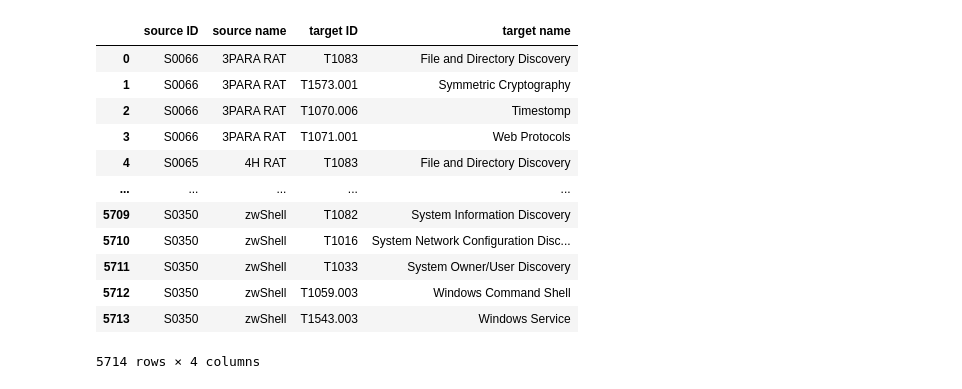
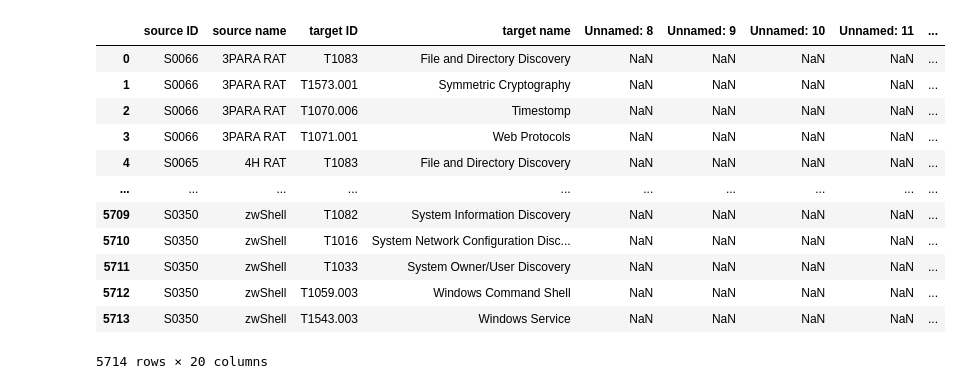
Before and after one commit to tobiasbudig/attack-hypotheses-generation, a Jupyter notebook: explorative-datenanalyse.ipynb, the cells around one changed output. Saved outputs shown, nothing was run; the diff lists cells and outputs as text; code cells hidden in the pictures.

```diff
--- a/explorative-datenanalyse.ipynb
+++ b/explorative-datenanalyse.ipynb
@@ -1,25 +1,25 @@
 # %%
 import pandas as pd
 # %%
-software_technique_table = pd.read_excel("./enterprise-attack-v9.0-software.xlsx", "techniques_used")
+software_technique_table = pd.read_excel("./enterprise-attack-v9.0-software.xlsx", "techniques used")
 software_technique_table.drop(columns=["source type", "mapping type", "mapping description", "target type"])
 #software_list = pd.read_excel("./Data collection MITRE ATT&CK.xlsx", sheet_name = 'Software', usecols= ['ID'])
 #technique_list = pd.read_excel("./Data collection MITRE ATT&CK.xlsx", sheet_name = 'Techniques', usecols= ['ID'])
 #software_technique_table
 # %% [output]
-|  | source ID | source name | target ID | target name |
-| 0 | S0066 | 3PARA RAT | T1083 | File and Directory Discovery |
-| 1 | S0066 | 3PARA RAT | T1573.001 | Symmetric Cryptography |
-| 2 | S0066 | 3PARA RAT | T1070.006 | Timestomp |
-| 3 | S0066 | 3PARA RAT | T1071.001 | Web Protocols |
-| 4 | S0065 | 4H RAT | T1083 | File and Directory Discovery |
-| ... | ... | ... | ... | ... |
-| 5709 | S0350 | zwShell | T1082 | System Information Discovery |
-| 5710 | S0350 | zwShell | T1016 | System Network Configuration Disc... |
-| 5711 | S0350 | zwShell | T1033 | System Owner/User Discovery |
-| 5712 | S0350 | zwShell | T1059.003 | Windows Command Shell |
-| 5713 | S0350 | zwShell | T1543.003 | Windows Service |
+|  | source ID | source name | target ID | target name | Unnamed: 8 | Unnamed: 9 | Unnamed: 10 | Unnamed: 11 | ... |
+| 0 | S0066 | 3PARA RAT | T1083 | File and Directory Discovery | NaN | NaN | NaN | NaN | ... |
+| 1 | S0066 | 3PARA RAT | T1573.001 | Symmetric Cryptography | NaN | NaN | NaN | NaN | ... |
+| 2 | S0066 | 3PARA RAT | T1070.006 | Timestomp | NaN | NaN | NaN | NaN | ... |
+| 3 | S0066 | 3PARA RAT | T1071.001 | Web Protocols | NaN | NaN | NaN | NaN | ... |
+| 4 | S0065 | 4H RAT | T1083 | File and Directory Discovery | NaN | NaN | NaN | NaN | ... |
+| ... | ... | ... | ... | ... | ... | ... | ... | ... | ... |
+| 5709 | S0350 | zwShell | T1082 | System Information Discovery | NaN | NaN | NaN | NaN | ... |
+| 5710 | S0350 | zwShell | T1016 | System Network Configuration Disc... | NaN | NaN | NaN | NaN | ... |
+| 5711 | S0350 | zwShell | T1033 | System Owner/User Discovery | NaN | NaN | NaN | NaN | ... |
+| 5712 | S0350 | zwShell | T1059.003 | Windows Command Shell | NaN | NaN | NaN | NaN | ... |
+| 5713 | S0350 | zwShell | T1543.003 | Windows Service | NaN | NaN | NaN | NaN | ... |
-5714 rows × 4 columns
+5714 rows × 20 columns
 # %%
 # want to plot
 # - target ID (=technique ID) by appearance
```
Also changed, not shown: parts of 11 cells of this notebook, 8 other files.
